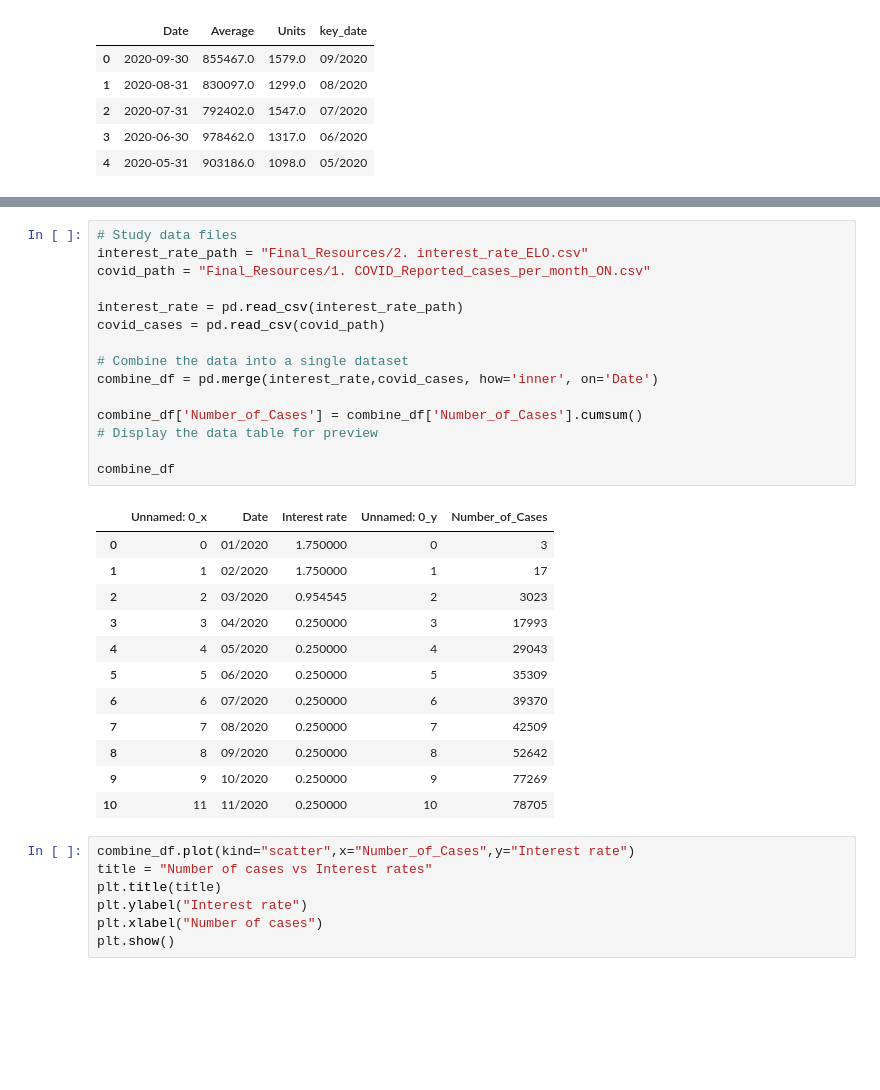
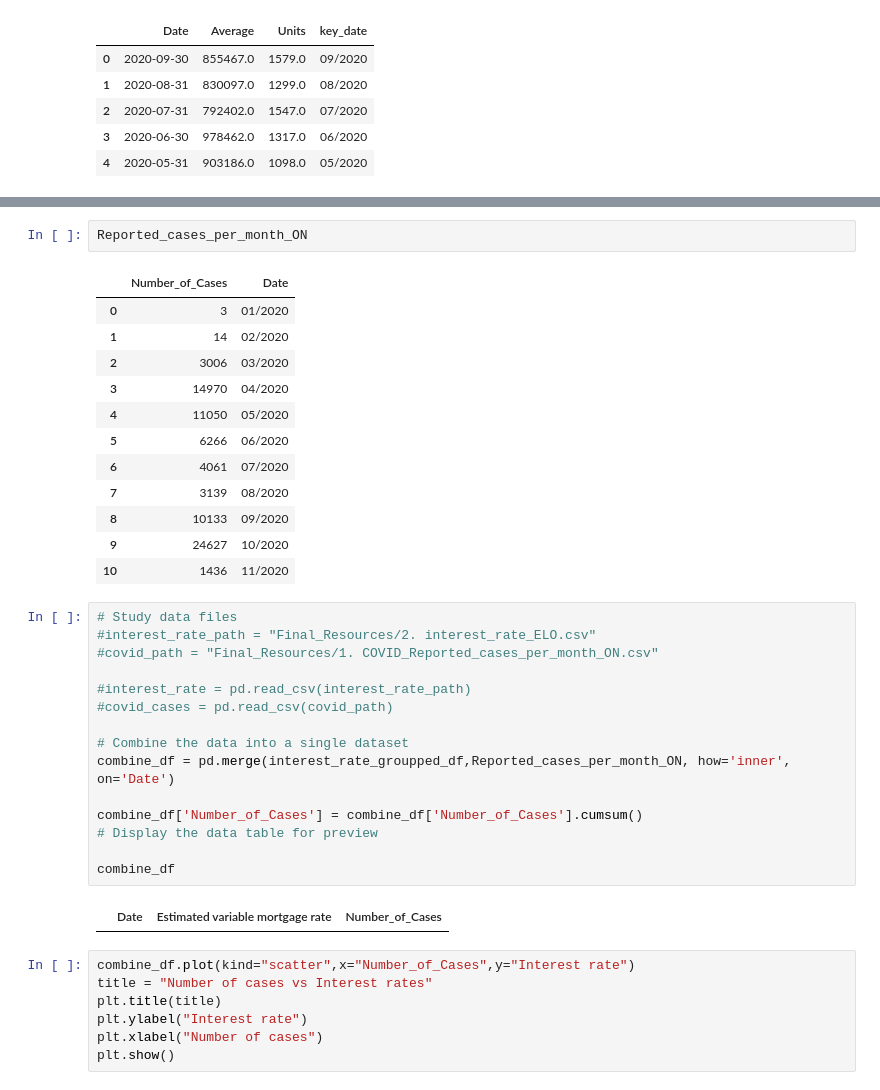
Before and after one commit to elubanska/GTA_real_estate_market, a Jupyter notebook: Scatter_plots.ipynb, the cells around one changed output, grey strips where cells are left out. Cells and saved outputs as stored; diff of their text form; blank space fills up the shorter version.

```diff
--- a/Scatter_plots.ipynb
+++ b/Scatter_plots.ipynb
@@ -44,31 +61,35 @@ response_final.head()
+# %%
+Reported_cases_per_month_ON
+# %% [output]
+|  | Number_of_Cases | Date |
+| 0 | 3 | 01/2020 |
+| 1 | 14 | 02/2020 |
+| 2 | 3006 | 03/2020 |
+| 3 | 14970 | 04/2020 |
+| 4 | 11050 | 05/2020 |
+| 5 | 6266 | 06/2020 |
+| 6 | 4061 | 07/2020 |
+| 7 | 3139 | 08/2020 |
+| 8 | 10133 | 09/2020 |
+| 9 | 24627 | 10/2020 |
+| 10 | 1436 | 11/2020 |
 # %%
 # Study data files
-interest_rate_path = "Final_Resources/2. interest_rate_ELO.csv"
-covid_path = "Final_Resources/1. COVID_Reported_cases_per_month_ON.csv"
+#interest_rate_path = "Final_Resources/2. interest_rate_ELO.csv"
+#covid_path = "Final_Resources/1. COVID_Reported_cases_per_month_ON.csv"
 
-interest_rate = pd.read_csv(interest_rate_path)
-covid_cases = pd.read_csv(covid_path)
+#interest_rate = pd.read_csv(interest_rate_path)
+#covid_cases = pd.read_csv(covid_path)
 
 # Combine the data into a single dataset
-combine_df = pd.merge(interest_rate,covid_cases, how='inner', on='Date')
+combine_df = pd.merge(interest_rate_groupped_df,Reported_cases_per_month_ON, how='inner', on='Date')
 
 combine_df['Number_of_Cases'] = combine_df['Number_of_Cases'].cumsum()
 # Display the data table for preview
 
 combine_df
 # %% [output]
-|  | Unnamed: 0_x | Date | Interest rate | Unnamed: 0_y | Number_of_Cases |
-| 0 | 0 | 01/2020 | 1.750000 | 0 | 3 |
-| 1 | 1 | 02/2020 | 1.750000 | 1 | 17 |
-| 2 | 2 | 03/2020 | 0.954545 | 2 | 3023 |
-| 3 | 3 | 04/2020 | 0.250000 | 3 | 17993 |
-| 4 | 4 | 05/2020 | 0.250000 | 4 | 29043 |
-| 5 | 5 | 06/2020 | 0.250000 | 5 | 35309 |
-| 6 | 6 | 07/2020 | 0.250000 | 6 | 39370 |
-| 7 | 7 | 08/2020 | 0.250000 | 7 | 42509 |
-| 8 | 8 | 09/2020 | 0.250000 | 8 | 52642 |
-| 9 | 9 | 10/2020 | 0.250000 | 9 | 77269 |
-| 10 | 11 | 11/2020 | 0.250000 | 10 | 78705 |
+|  | Date | Estimated variable mortgage rate | Number_of_Cases |
 # %%
 combine_df.plot(kind="scatter",x="Number_of_Cases",y="Interest rate")
 title = "Number of cases vs Interest rates"
```
Also changed, not shown: parts of 3 cells of this notebook.
